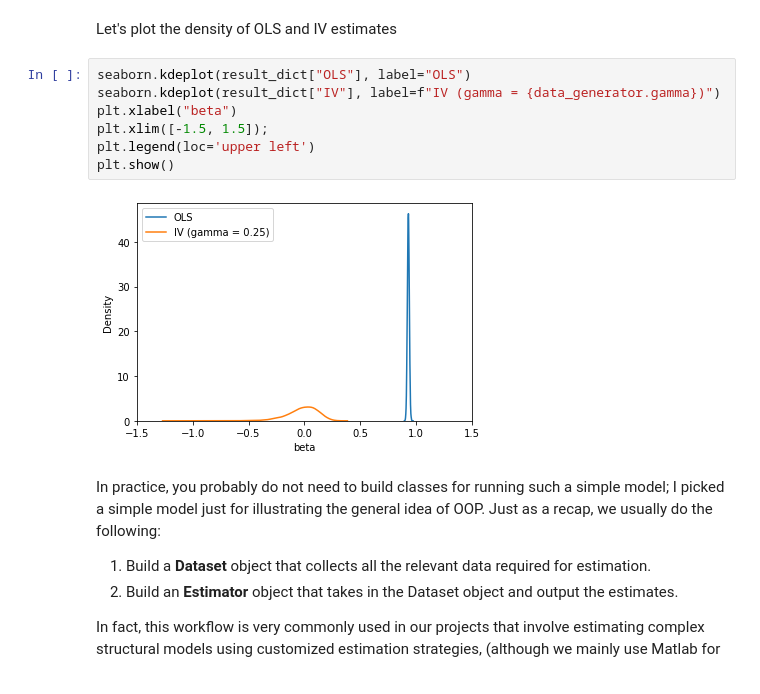
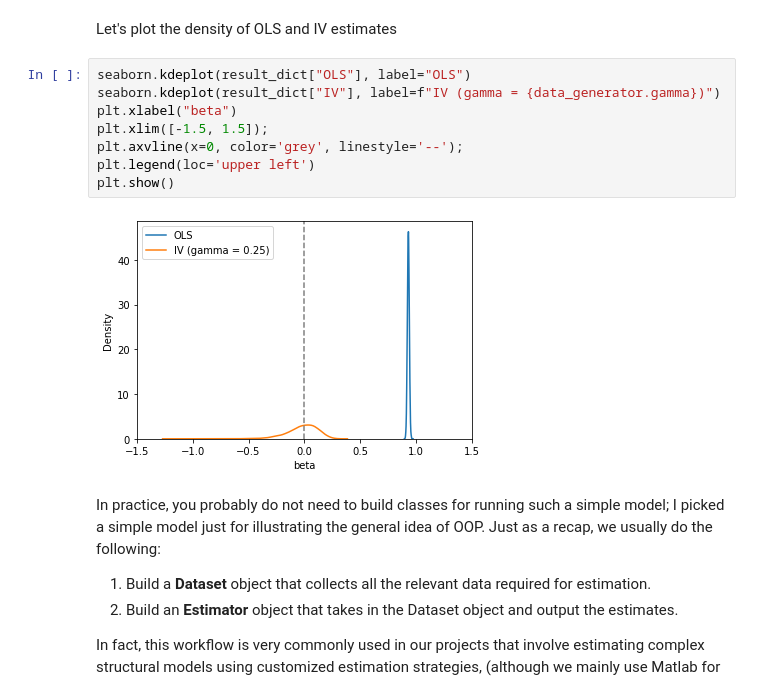
Before and after one commit to energy-policy-institute-uchicago/RP-orientation-2022, a Jupyter notebook: Intro to Python/NumPy.ipynb, the cells around one changed output. Cells and saved outputs as stored; diff of their text form.

```diff
--- a/Intro to Python/NumPy.ipynb
+++ b/Intro to Python/NumPy.ipynb
@@ -395,12 +395,13 @@ Let's plot the density of OLS and IV estimates
 # %%
 seaborn.kdeplot(result_dict["OLS"], label="OLS")
 seaborn.kdeplot(result_dict["IV"], label=f"IV (gamma = {data_generator.gamma})")
 plt.xlabel("beta")
 plt.xlim([-1.5, 1.5]);
+plt.axvline(x=0, color='grey', linestyle='--');
 plt.legend(loc='upper left')
 plt.show()
 # %% [output]
-[figure, old version]
+[figure, new version]
 # %% [markdown]
 In practice, you probably do not need to build classes for running such a simple model; I picked a simple model just for illustrating the general idea of OOP. Just as a recap, we usually do the following:
 
```
Also changed, not shown: parts of 6 cells of this notebook, 1 other file.
